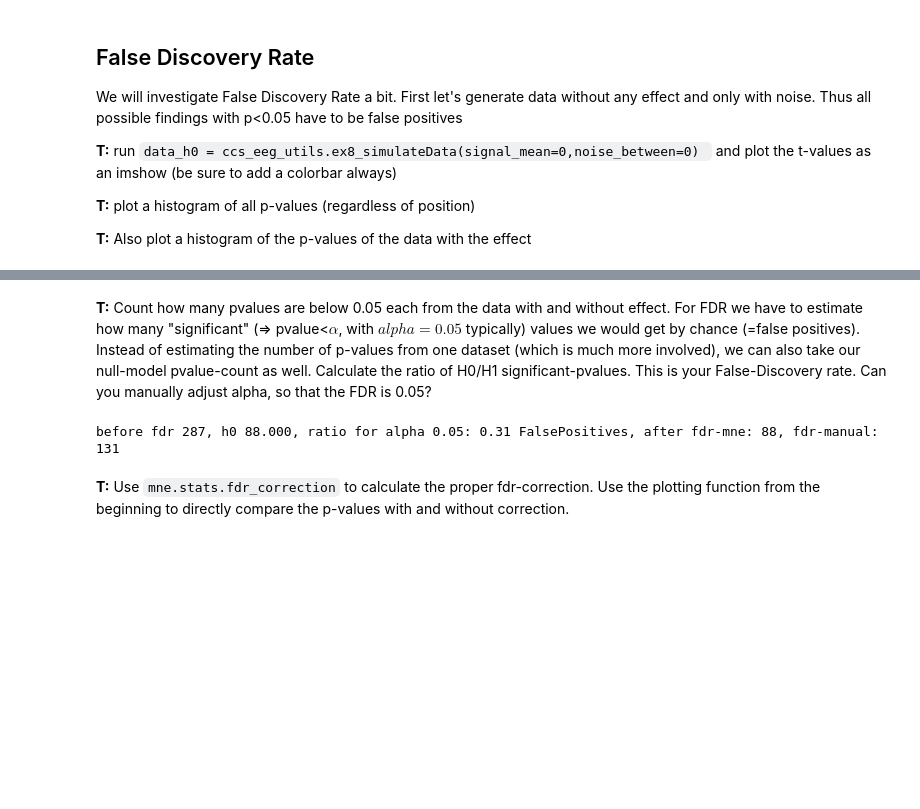
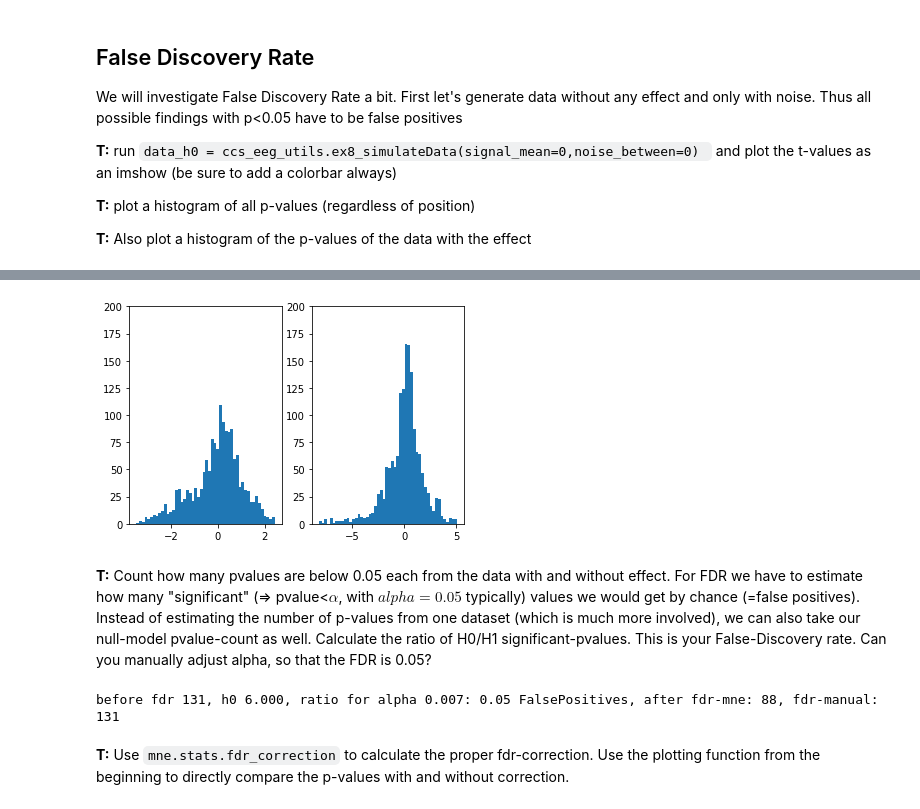
Before and after one commit to s-ccs/course_eeg_WS2020, a Jupyter notebook: exercises/ex8_clustPerm.ipynb, the cells around one changed output, grey strips where cells are left out. Saved outputs shown, nothing was run; the diff lists cells and outputs as text; code cells hidden in the pictures; blank space fills up the shorter version.

```diff
--- a/exercises/ex8_clustPerm.ipynb
+++ b/exercises/ex8_clustPerm.ipynb
@@ -90,13 +92,19 @@ plt.subplot(1,2,2).hist(tstat.pvalue.reshape(np.prod(data_h0.shape[1:])),50),plt
+# %%
+# and the t-values for fun
+plt.subplot(1,2,1).hist(ttest_h0.statistic.reshape(np.prod(data_h0.shape[1:])),50),plt.ylim([0,200]);
+plt.subplot(1,2,2).hist(tstat.statistic.reshape(np.prod(data_h0.shape[1:])),50),plt.ylim([0,200]);
+# %% [output]
+[figure, added]
 # %% [markdown]
 **T:** Count how many pvalues are below 0.05 each from the data with and without effect. For FDR we have to estimate how many "significant" (=> pvalue<$\alpha$, with $alpha=0.05$ typically) values we would get by chance (=false positives). Instead of estimating the number of p-values from one dataset (which is much more involved), we can also take our null-model pvalue-count as well. Calculate the ratio of H0/H1 significant-pvalues. This is your False-Discovery rate. Can you manually adjust alpha, so that the FDR is 0.05?
 # %%
-alpha = 0.05
+alpha = 0.007
 nofdr  = np.sum(tstat.pvalue<alpha)
 nofdr_h0 = np.sum(ttest_h0.pvalue<alpha)
 yesfdr = np.sum(mne.stats.fdr_correction(tstat.pvalue)[1]<0.05)
 print("before fdr {}, h0 {:.3f}, ratio for alpha {}: {:.2f} FalsePositives, after fdr-mne: {}, fdr-manual: {}".format(nofdr,nofdr_h0,alpha,nofdr_h0/nofdr,yesfdr,np.sum(tstat.pvalue<0.007)))
 # %% [output]
-before fdr 287, h0 88.000, ratio for alpha 0.05: 0.31 FalsePositives, after fdr-mne: 88, fdr-manual: 131
+before fdr 131, h0 6.000, ratio for alpha 0.007: 0.05 FalsePositives, after fdr-mne: 88, fdr-manual: 131
 # %% [markdown]
 **T:** Use `mne.stats.fdr_correction` to calculate the proper fdr-correction. Use the plotting function from the beginning to directly compare the p-values with and without correction.
 # %%
```
Also changed, not shown: parts of 20 cells of this notebook, 1 other file.
